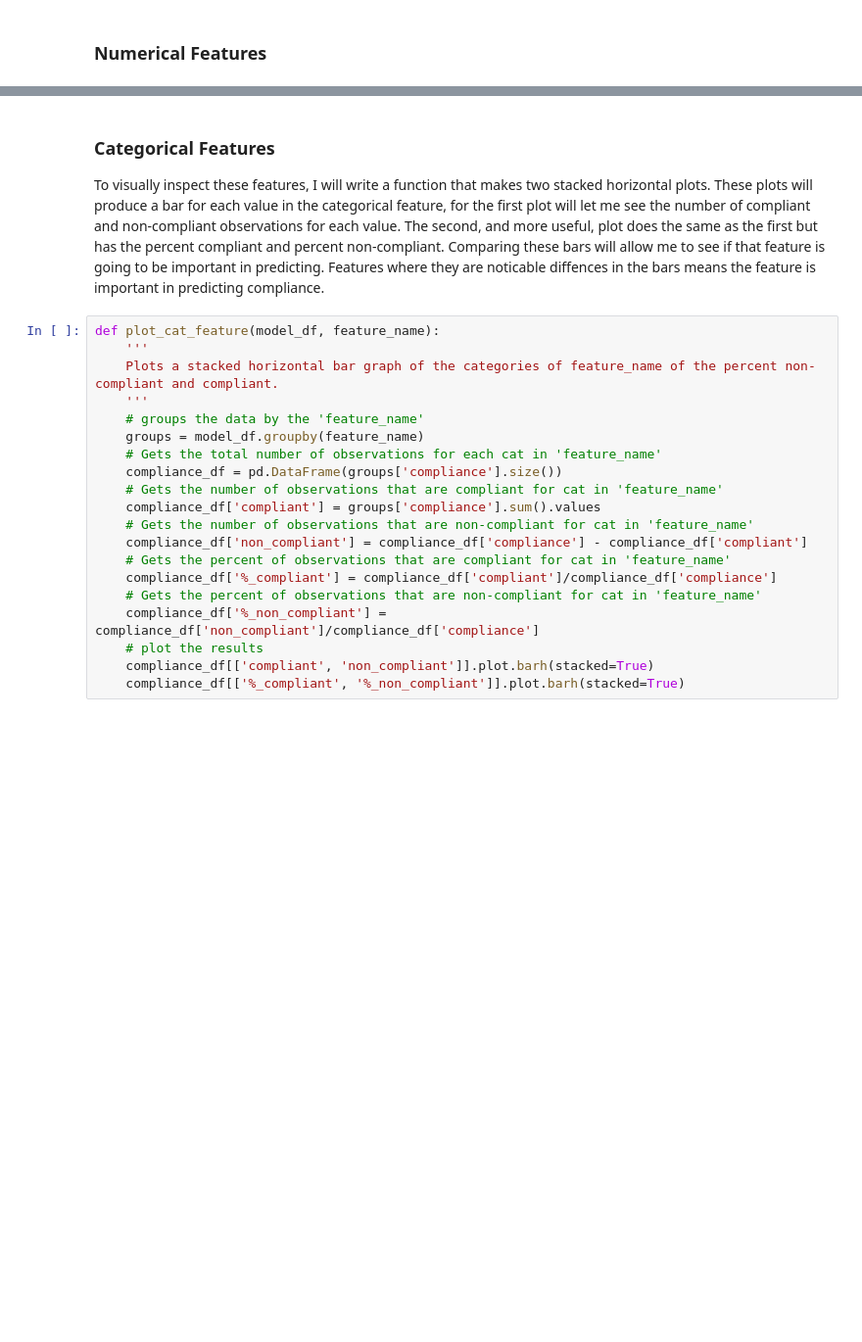
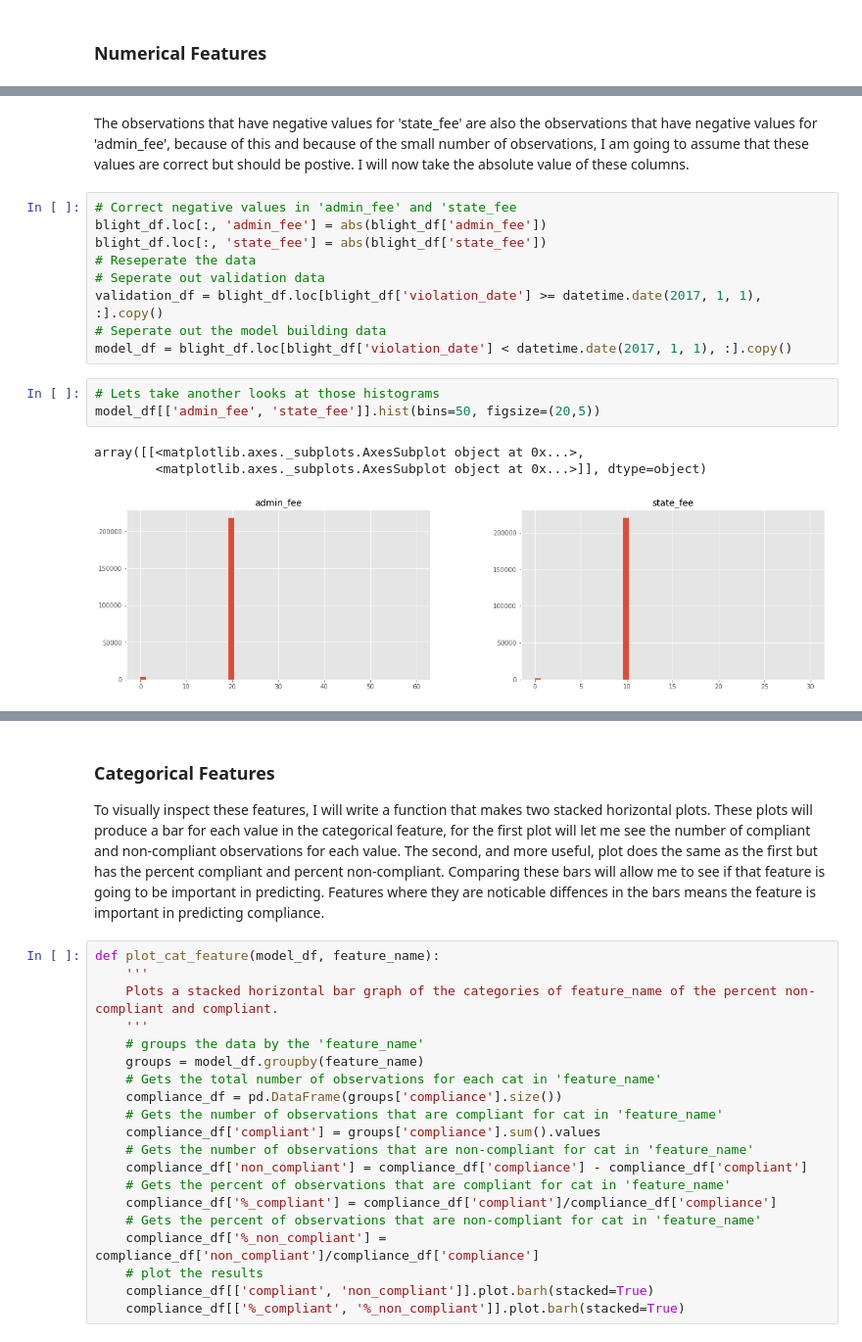
Before and after one commit to jesadrperez/Competitions, a Jupyter notebook: Blight-Violations-DRAFT.ipynb, the cells around one changed output, grey strips where cells are left out. Shown at 98% size. Drawn from its saved outputs; the diff is of its cells as text; blank space fills up the shorter version.

```diff
--- a/Blight-Violations-DRAFT.ipynb
+++ b/Blight-Violations-DRAFT.ipynb
@@ -773,0 +922,18 @@ Descriptive statistics of the numerical features.
+# %% [markdown]
+The observations that have negative values for 'state_fee' are also the observations that have negative values for 'admin_fee', because of this and because of the small number of observations, I am going to assume that these values are correct but should be postive. I will now take the absolute value of these columns.
+# %%
+# Correct negative values in 'admin_fee' and 'state_fee
+blight_df.loc[:, 'admin_fee'] = abs(blight_df['admin_fee'])
+blight_df.loc[:, 'state_fee'] = abs(blight_df['state_fee'])
+# Reseperate the data
+# Seperate out validation data
+validation_df = blight_df.loc[blight_df['violation_date'] >= datetime.date(2017, 1, 1), :].copy()
+# Seperate out the model building data
+model_df = blight_df.loc[blight_df['violation_date'] < datetime.date(2017, 1, 1), :].copy()
+# %%
+# Lets take another looks at those histograms
+model_df[['admin_fee', 'state_fee']].hist(bins=50, figsize=(20,5))
+# %% [output]
+array([[<matplotlib.axes._subplots.AxesSubplot object at 0x...>,
+        <matplotlib.axes._subplots.AxesSubplot object at 0x...>]], dtype=object)
+[figure, added]
```
Also changed, not shown: parts of 61 cells of this notebook, 1 other file.
